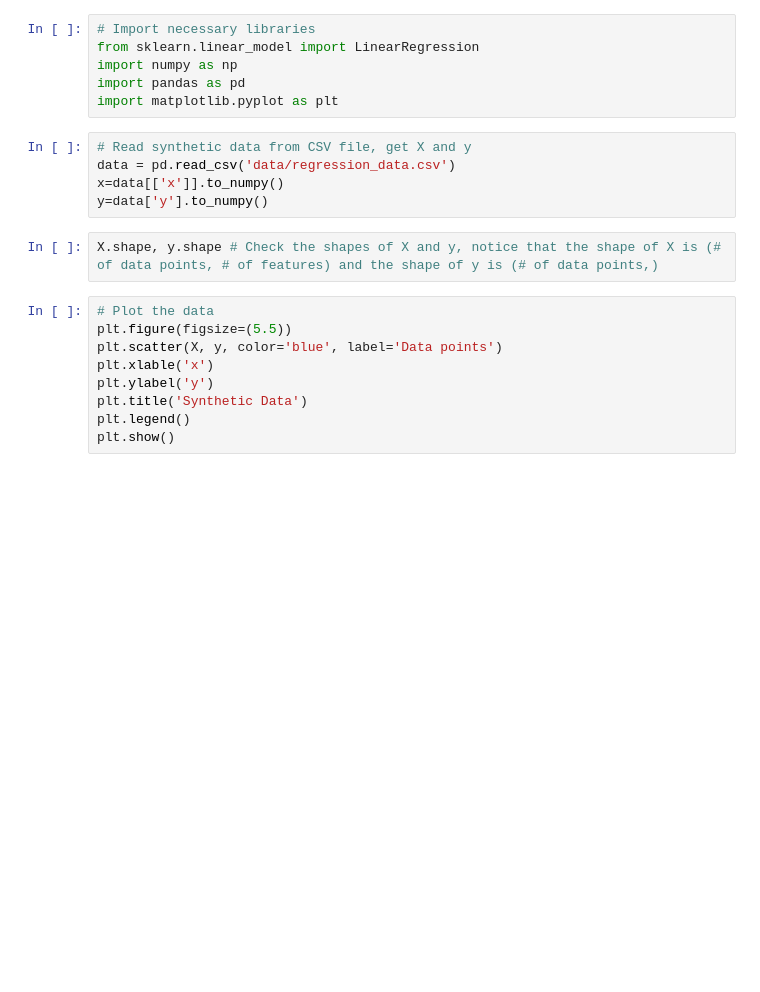
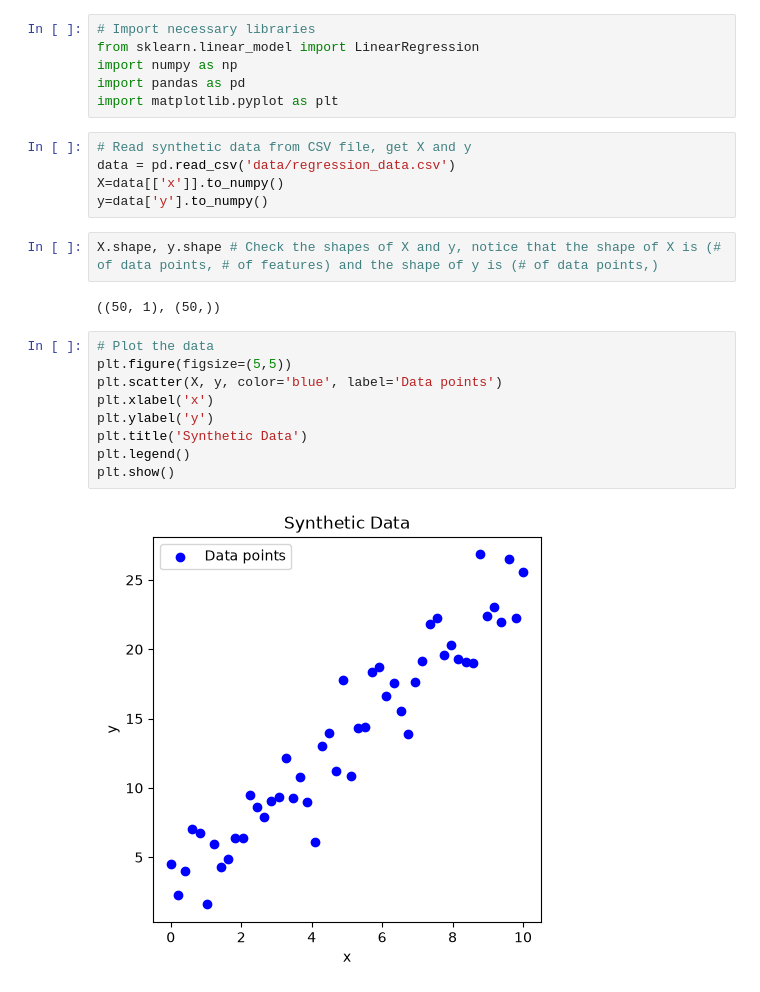
Before and after one commit to anushkatriv/PythonML-Camp-Student-Code, a Jupyter notebook: day_2/lessons/linear_regression.ipynb, the cells around one changed output. Drawn from its saved outputs; the diff is of its cells as text; blank space fills up the shorter version.

```diff
--- a/day_2/lessons/linear_regression.ipynb
+++ b/day_2/lessons/linear_regression.ipynb
@@ -7,18 +7,22 @@ import matplotlib.pyplot as plt
 # %%
 # Read synthetic data from CSV file, get X and y
 data = pd.read_csv('data/regression_data.csv')
-x=data[['x']].to_numpy()
+X=data[['x']].to_numpy()
 y=data['y'].to_numpy()
 # %%
 X.shape, y.shape # Check the shapes of X and y, notice that the shape of X is (# of data points, # of features) and the shape of y is (# of data points,)
+# %% [output]
+((50, 1), (50,))
 # %%
 # Plot the data
-plt.figure(figsize=(5.5))
+plt.figure(figsize=(5,5))
 plt.scatter(X, y, color='blue', label='Data points')
-plt.xlable('x')
+plt.xlabel('x')
 plt.ylabel('y')
 plt.title('Synthetic Data')
 plt.legend()
 plt.show()
+# %% [output]
+[figure, added]
 # %%
 # Create and train the linear regression model, get the estimated parameters
```
Also changed, not shown: parts of 3 cells of this notebook, 11 other files.
